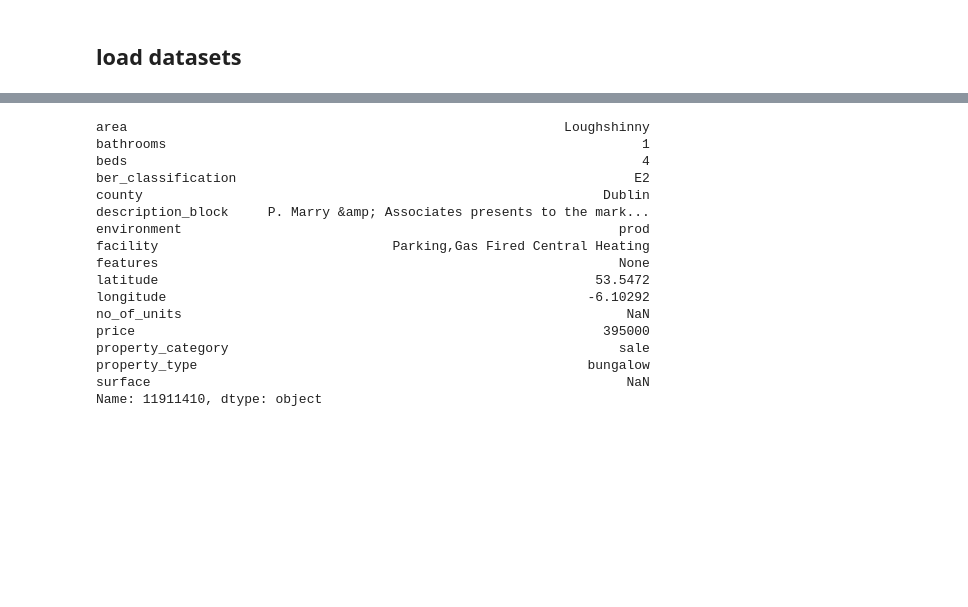
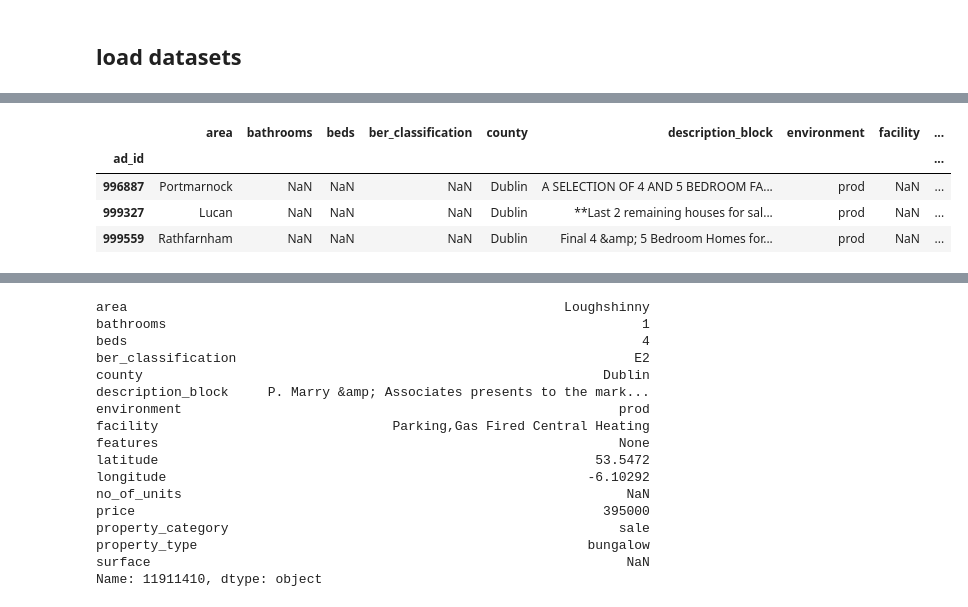
Before and after one commit to erinkhoo/House_pricing_dataset, a Jupyter notebook: MLcompetition_Erin_Khoo_19225733.ipynb, the cells around one changed output, grey strips where cells are left out. Saved outputs shown, nothing was run; the diff lists cells and outputs as text; code cells hidden in the pictures; blank space fills up the shorter version.

```diff
--- a/MLcompetition_Erin_Khoo_19225733.ipynb
+++ b/MLcompetition_Erin_Khoo_19225733.ipynb
@@ -54,3 +54,10 @@ dftrain = pd.read_csv("train.csv",index_col='ad_id')
 dftest  = pd.read_csv( "test.csv",index_col='ad_id')
 # %%
 # data visualisation
+dftrain.head(3)
+# %% [output]
+|  | area | bathrooms | beds | ber_classification | county | description_block | environment | facility | ... |
+| ad_id |  |  |  |  |  |  |  |  | ... |
+| 996887 | Portmarnock | NaN | NaN | NaN | Dublin | A SELECTION OF 4 AND 5 BEDROOM FA... | prod | NaN | ... |
+| 999327 | Lucan | NaN | NaN | NaN | Dublin | **Last 2 remaining houses for sal... | prod | NaN | ... |
+| 999559 | Rathfarnham | NaN | NaN | NaN | Dublin | Final 4 &amp; 5 Bedroom Homes for... | prod | NaN | ... |
```
Also changed, not shown: parts of 2 cells of this notebook.
